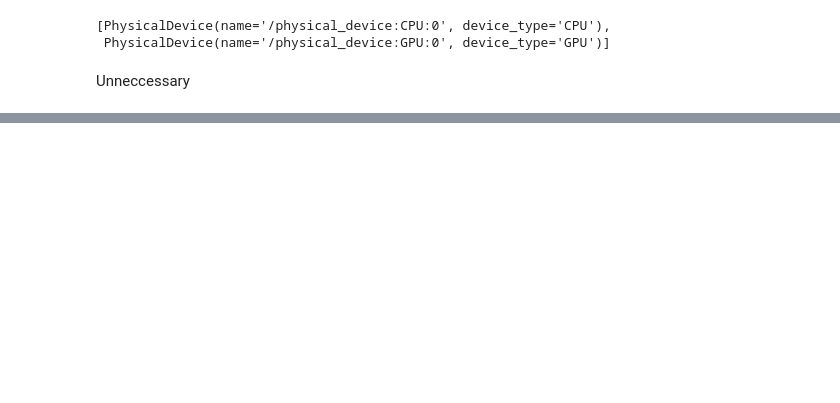
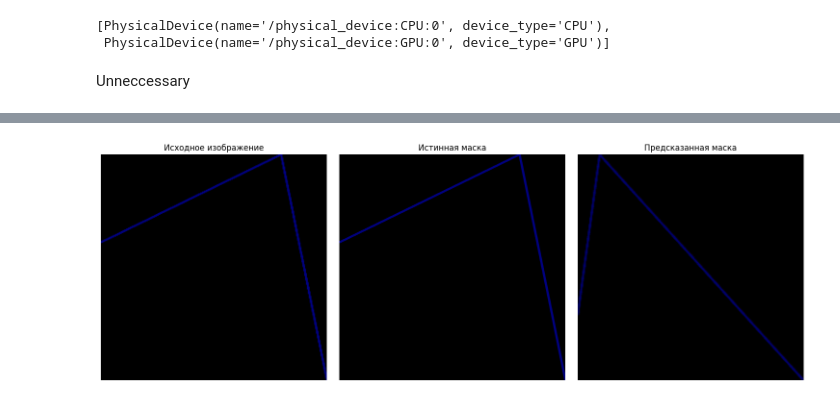
Before and after one commit to chellick/Super_resolution, a Jupyter notebook: test_cnn.ipynb, the cells around one changed output, grey strips where cells are left out. Cells and saved outputs as stored; diff of their text form; code cells hidden in the pictures; blank space fills up the shorter version.

```diff
--- a/test_cnn.ipynb
+++ b/test_cnn.ipynb
@@ -13,15 +13,13 @@ tf.config.list_physical_devices()
 def load_data(name, path):
     dataset = []
     data_path = path + name
-
-
     c = 0
     for file_name in os.listdir(data_path):
         c += 1
         img = cv2.imread(os.path.join(data_path, file_name))
         img = np.array(img)
         dataset.append(img)
-        if c == 250:
+        if c == 100:
             break
 
     return np.array(dataset)
@@ -43,6 +45,9 @@ model = tf.keras.models.Sequential([
     tf.keras.layers.Dropout(0.2),
     tf.keras.layers.Conv2D(3, (3, 3), padding="same", use_bias=False),
     tf.keras.layers.Dropout(0.2),
+    tf.keras.layers.Conv2D(3, (3, 3), padding="same", use_bias=False),
+    tf.keras.layers.Dropout(0.2),
+    tf.keras.layers.Activation(activation='relu')
 ])
 # %%
 model.compile(optimizer='adam', loss='mean_squared_error')
@@ -67,5 +72,5 @@ Trainable params: 243
 Non-trainable params: 0
 _________________________________________________________________
 # %%
-model.fit(x_train, y_train, batch_size=32, epochs=10, validation_split=0.1)
+model.fit(x_train, y_train, batch_size=32, epochs=15, validation_split=0.1)
 # %% [output]
@@ -80,2 +95,2 @@ INFO:tensorflow:Assets written to: models/CNN/assets
 # %%
-pred = np.array(model(x_test[1:1+1:]))
+pred = np.array(model(x_train[1:1+1:]))
@@ -87,0 +104,23 @@ WARNING:matplotlib.image:Clipping input data to the valid range for imshow with
+# %%
+x_train_img = x_train[0]
+y_train_mask = y_train[0]
+predicted_mask = pred[0]
+
+fig, axs = plt.subplots(1, 3, figsize=(15, 5))
+
+axs[0].imshow(x_train_img, cmap='gray')
+axs[0].set_title('Исходное изображение')
+axs[0].axis('off')
+
+axs[1].imshow(y_train_mask, cmap='gray')
+axs[1].set_title('Истинная маска')
+axs[1].axis('off')
+
+axs[2].imshow(predicted_mask, cmap='gray')
+axs[2].set_title('Предсказанная маска')
+axs[2].axis('off')
+
+plt.tight_layout()
+plt.show()
+# %% [output]
+[figure, added]
```
Also changed, not shown: parts of 7 cells of this notebook, 11 other files.
